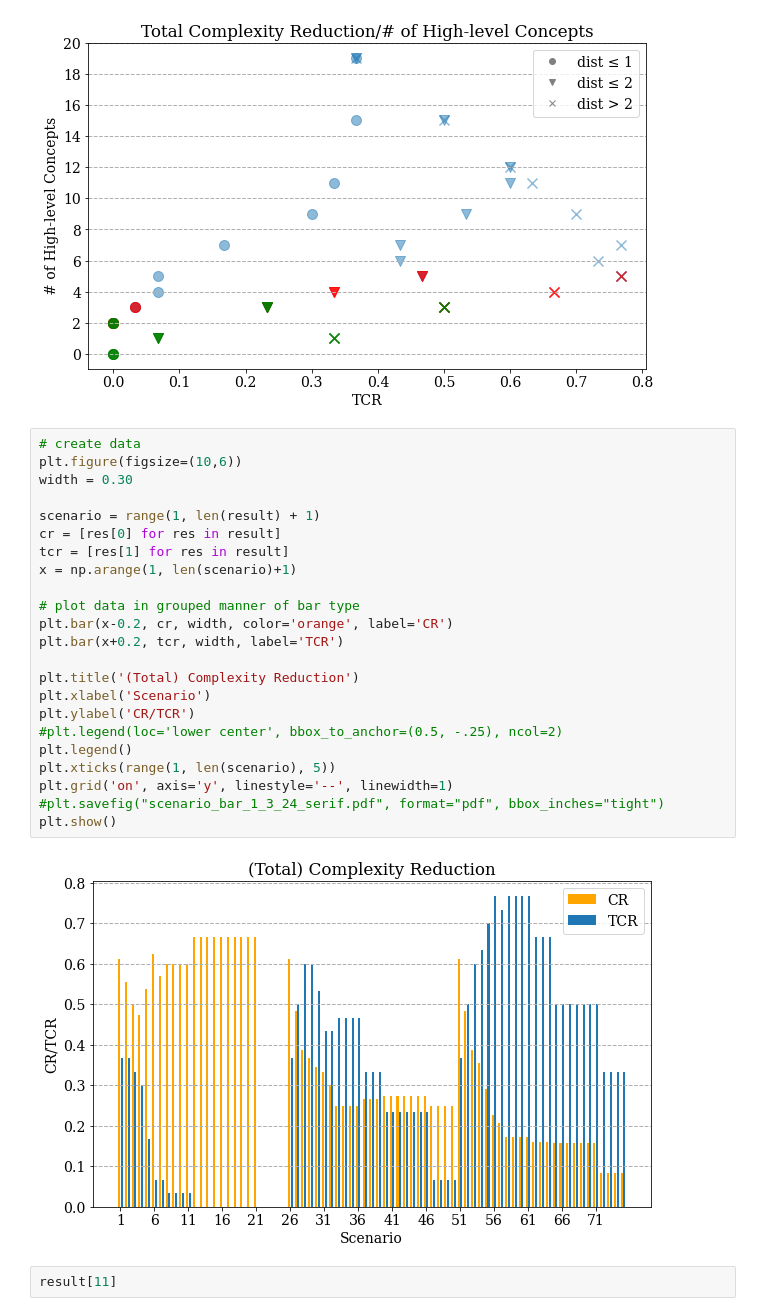
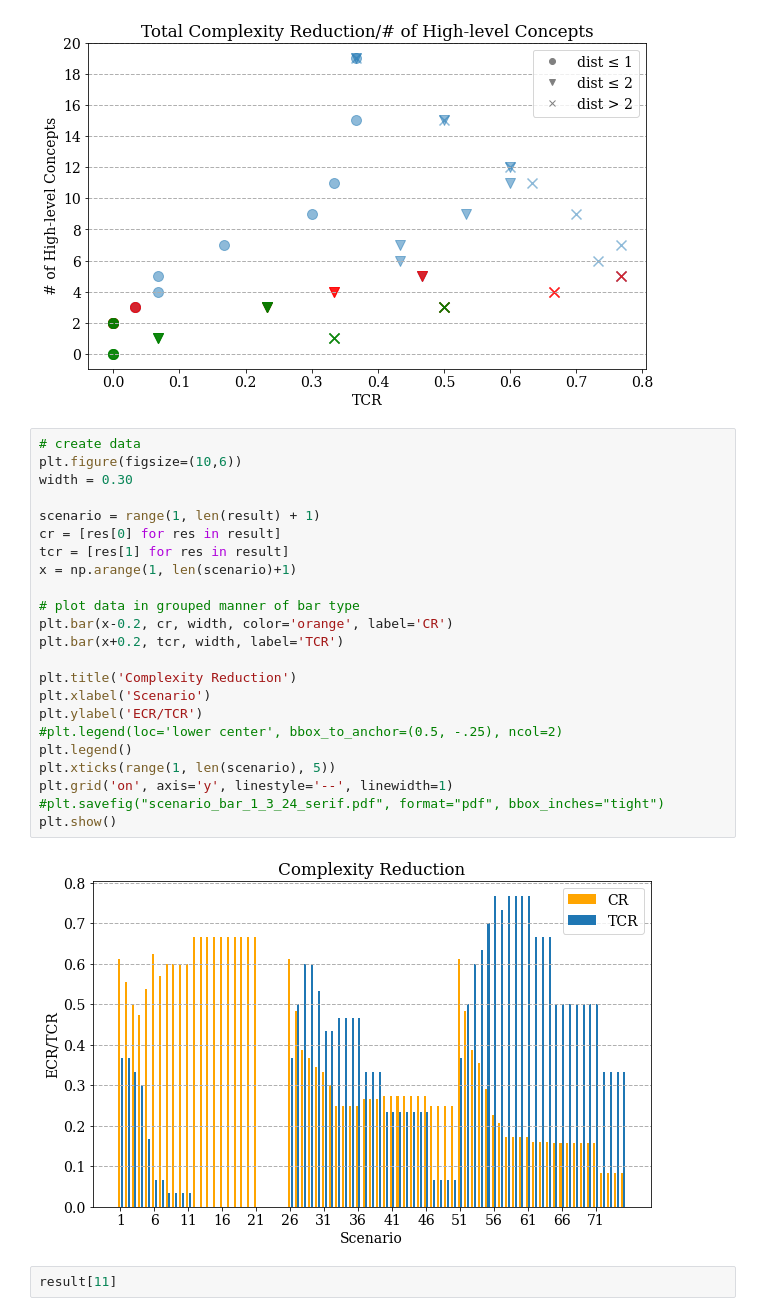
Before and after one commit to bptlab/odea-light, a Jupyter notebook: demo/Constraint Demo.ipynb, the cells around one changed output. Saved outputs shown, nothing was run; the diff lists cells and outputs as text.

```diff
--- a/demo/Constraint Demo.ipynb
+++ b/demo/Constraint Demo.ipynb
@@ -338,28 +338,28 @@ plt.show()
 # %%
 # create data
 plt.figure(figsize=(10,6))
 width = 0.30
 
 scenario = range(1, len(result) + 1)
 cr = [res[0] for res in result]
 tcr = [res[1] for res in result]
 x = np.arange(1, len(scenario)+1)
 
 # plot data in grouped manner of bar type
 plt.bar(x-0.2, cr, width, color='orange', label='CR')
 plt.bar(x+0.2, tcr, width, label='TCR')
 
-plt.title('(Total) Complexity Reduction')
+plt.title('Complexity Reduction')
 plt.xlabel('Scenario')
-plt.ylabel('CR/TCR')
+plt.ylabel('ECR/TCR')
 #plt.legend(loc='lower center', bbox_to_anchor=(0.5, -.25), ncol=2)
 plt.legend()
 plt.xticks(range(1, len(scenario), 5))
 plt.grid('on', axis='y', linestyle='--', linewidth=1)
 #plt.savefig("scenario_bar_1_3_24_serif.pdf", format="pdf", bbox_inches="tight")
 plt.show()
 # %% [output]
-[figure, old version]
+[figure, new version]
 # %%
 result[11]
 # %% [output]
```
Also changed, not shown: parts of 4 cells of this notebook.
